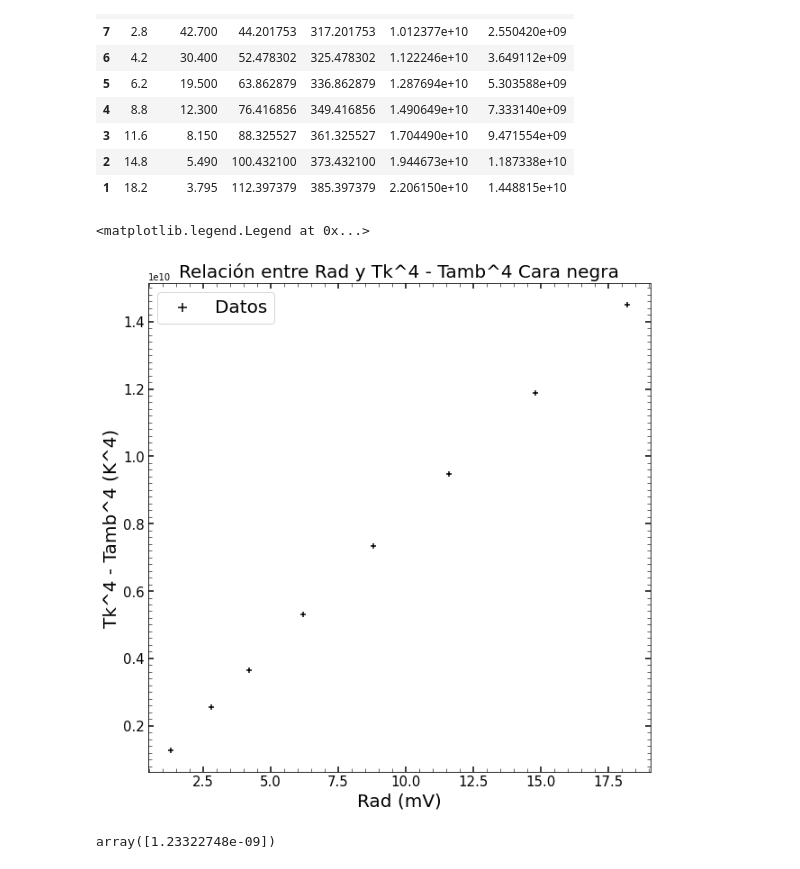
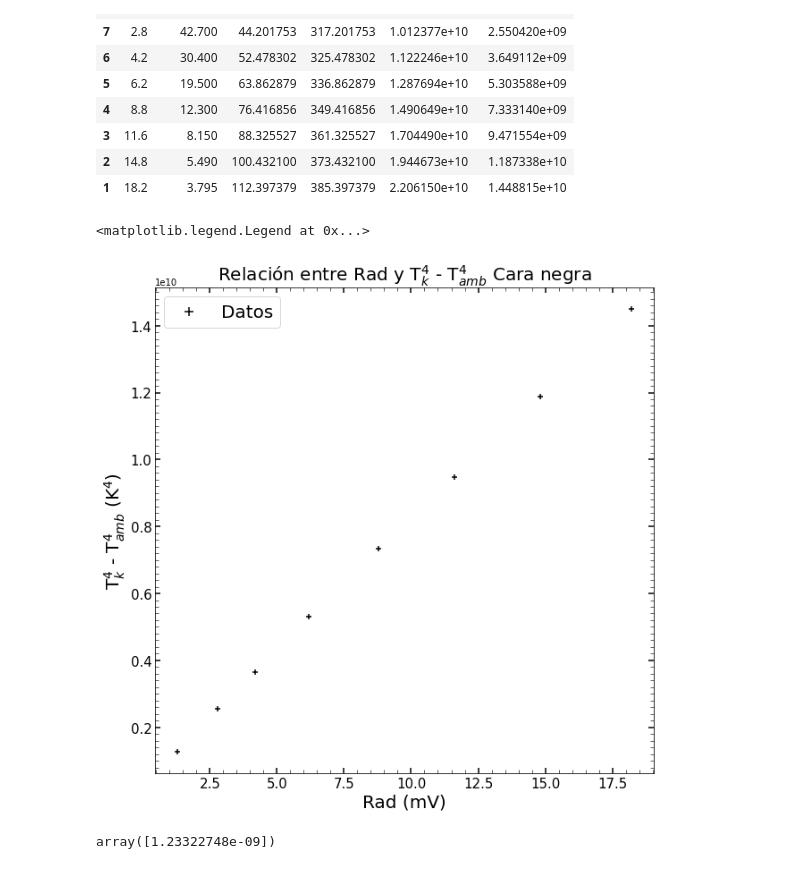
Before and after one commit to ojedarcelo/termocodigos, a Jupyter notebook: Lab5Termo/lab5.ipynb, the cells around one changed output. Drawn from its saved outputs; the diff is of its cells as text; code cells hidden in the pictures.

```diff
--- a/Lab5Termo/lab5.ipynb
+++ b/Lab5Termo/lab5.ipynb
@@ -194,19 +194,19 @@ datos_cara_negra
 # %%
 fig, ax = plt.subplots(figsize=(10,10))
 ax.scatter(datos_cara_negra['Rad'], datos_cara_negra['Tk^4 - Tamb^4'], marker='+', color='black', s=30, label='Datos')
-ax.set_title('Relación entre Rad y Tk^4 - Tamb^4 Cara negra', fontsize=20)
+ax.set_title(r'Relación entre Rad y T$_{k}^{4}$ - T$_{amb}^{4}$ Cara negra', fontsize=20)
 ax.set_xlabel('Rad (mV)', fontsize=20)
-ax.set_ylabel('Tk^4 - Tamb^4 (K^4)', fontsize=20)
+ax.set_ylabel(r'T$_{k}^{4}$ - T$_{amb}^{4}$ (K$^{4}$)', fontsize=20)
 ax.tick_params(axis='both', labelsize=15, direction='in', right=True, top=True,
               length=6, width=1.5, grid_color='black', grid_alpha=1)
 
 ax.xaxis.set_minor_locator(MultipleLocator(0.5))
 ax.yaxis.set_minor_locator(MultipleLocator(200000000))
 ax.tick_params(which='minor', length=4, color='black', direction='in', top=True, right=True)
 ax.legend(fontsize=20, markerscale=2)
 # %% [output]
 <matplotlib.legend.Legend at 0x...>
-[figure, old version]
+[figure, new version]
 # %%
 def ajuste_recta(T4, S):
     return S * T4
```
Also changed, not shown: parts of 4 cells of this notebook.
